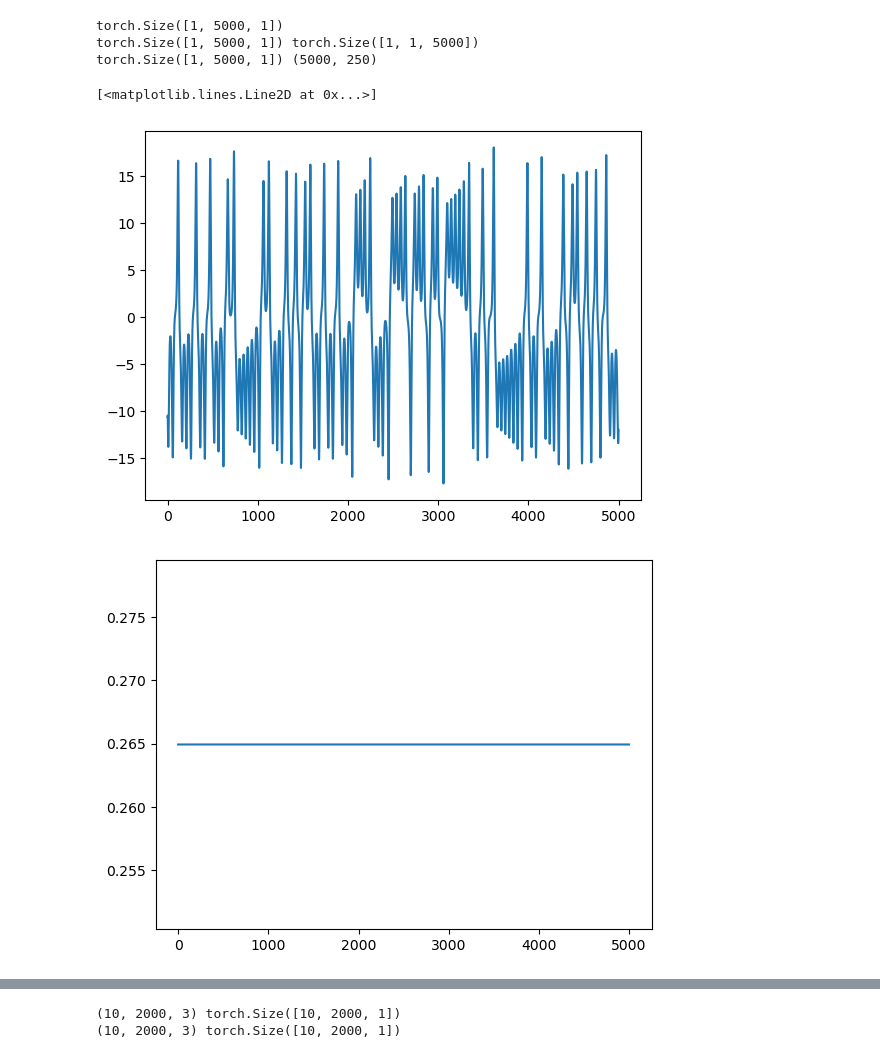
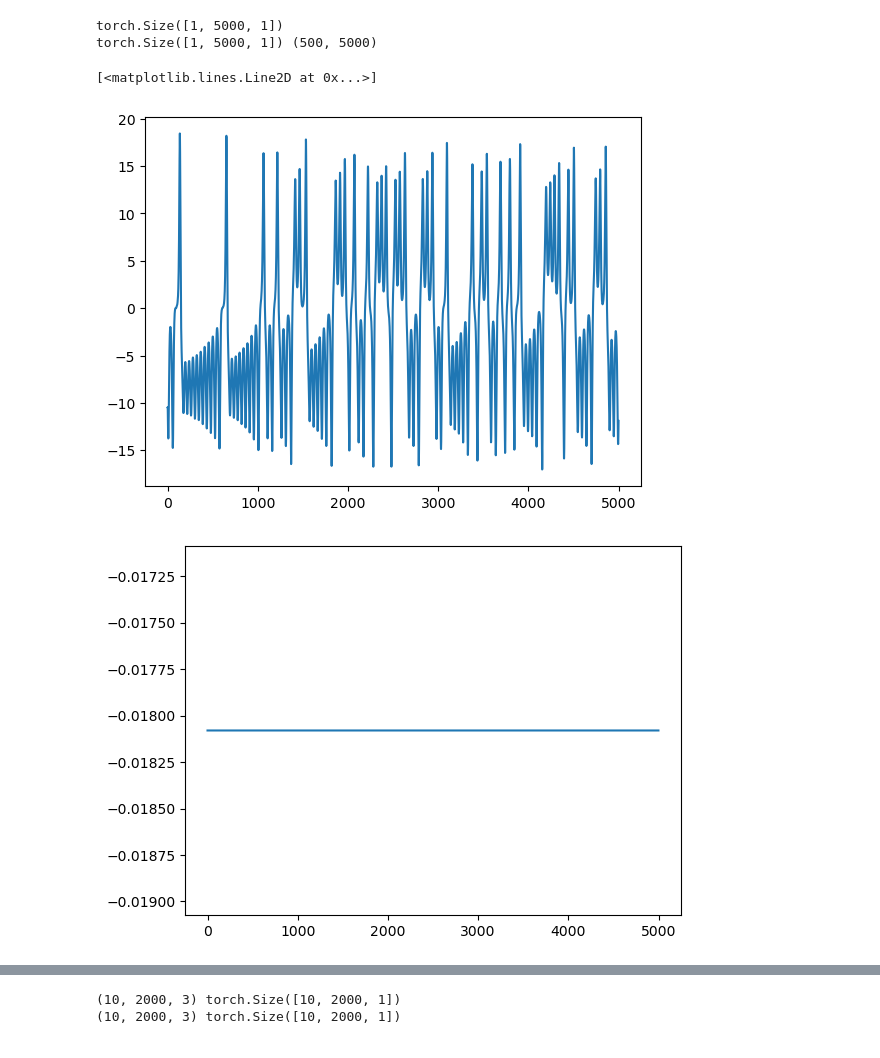
Before and after one commit to mitchellostrow/nn_delay_embeddings, a Jupyter notebook: notebooks/4-10-24 s4_test.ipynb, the cells around one changed output, grey strips where cells are left out. Cells and saved outputs as stored; diff of their text form; code cells hidden in the pictures.

```diff
--- a/notebooks/4-10-24 s4_test.ipynb
+++ b/notebooks/4-10-24 s4_test.ipynb
@@ -282,22 +164,27 @@ model = OfficialS4Minimal(1,1,1,500,rnn=True)
+# %%
+import sys
+sys.path.append('/Users/mitchellostrow/Desktop/Projects/NN_delays/nn_delay_embeddings')
+from models import S4
+model = S4(1,1,1,500)
+model.eval()
 # %%
 data = torch.tensor(sol[np.newaxis,:,:1]).float()
 print(data.size())
 plt.figure()
 plt.plot(data[0,:,0])
 
 
-out,_ = model(data)
-hidden = model.s4.hiddens.detach().numpy().squeeze()
+out,hidden = model(data)
+hidden = hidden.detach().numpy().squeeze()
 print(out.shape, hidden.shape)
 plt.figure()
 plt.plot(out.detach().numpy()[0,:,0])
 
 plt.figure()
 plt.plot(hidden[:100,0])
 # %% [output]
 torch.Size([1, 5000, 1])
-torch.Size([1, 5000, 1]) torch.Size([1, 1, 5000])
-torch.Size([1, 5000, 1]) (5000, 250)
+torch.Size([1, 5000, 1]) (500, 5000)
 [<matplotlib.lines.Line2D at 0x...>]
-[figure, old version]
+[figure, new version]
-[figure, old version]
+[figure, new version]
```
Also changed, not shown: parts of 9 cells of this notebook, 4 other files.
